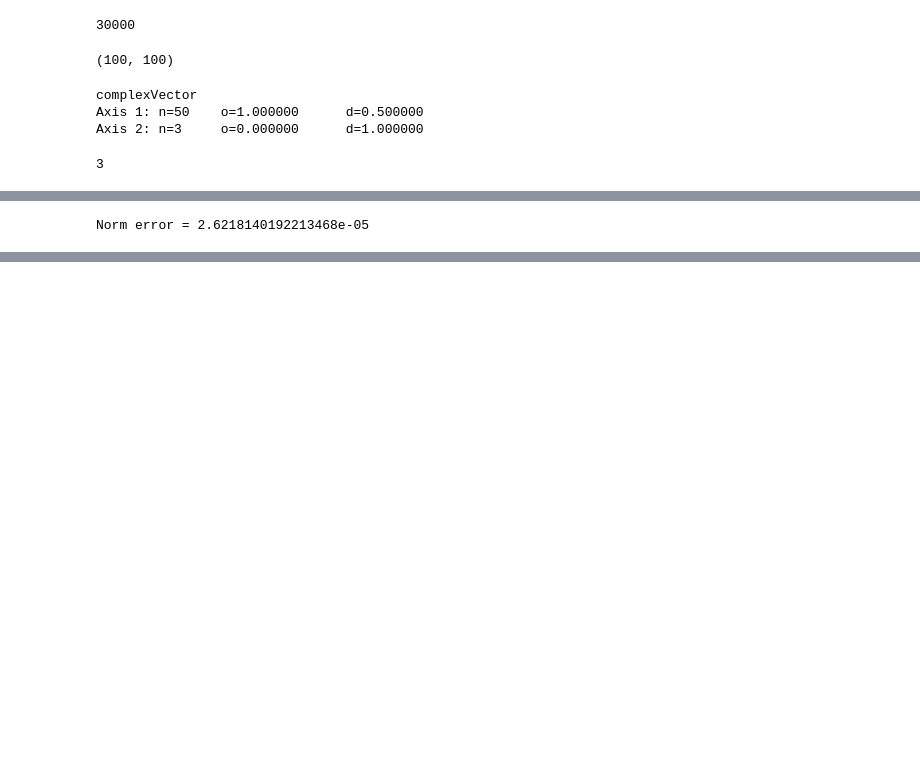
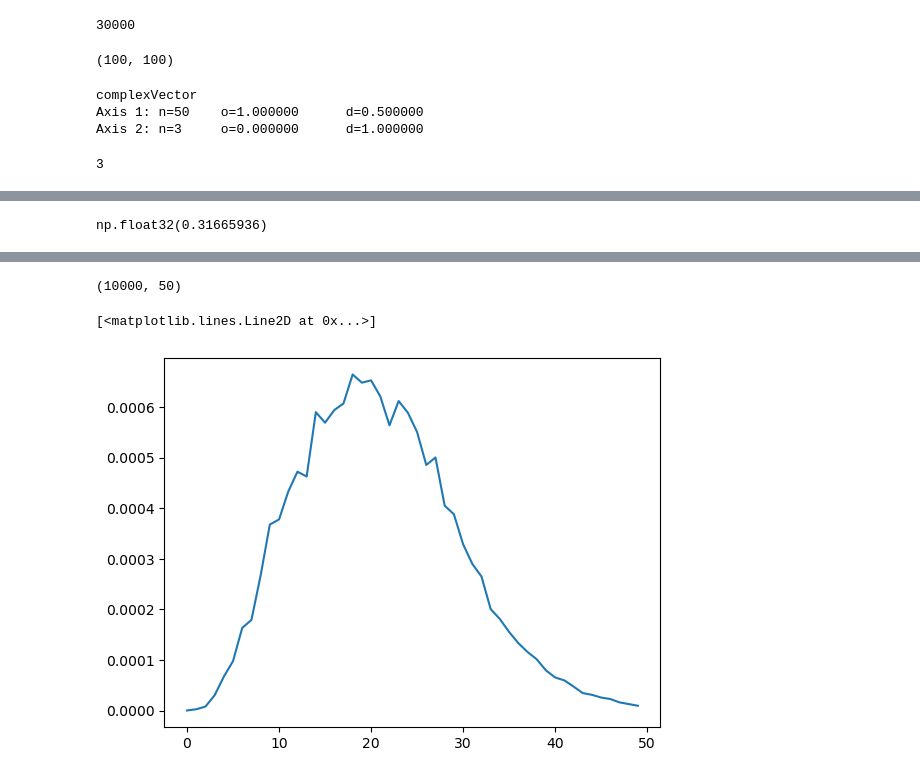
Before and after one commit to arustamm/pyfwix, a Jupyter notebook: propagator/jupyter/test_fwix_modeling.ipynb, the cells around one changed output, grey strips where cells are left out. Cells and saved outputs as stored; diff of their text form; code cells hidden in the pictures; blank space fills up the shorter version.

```diff
--- a/propagator/jupyter/test_fwix_modeling.ipynb
+++ b/propagator/jupyter/test_fwix_modeling.ipynb
@@ -193,14 +272,12 @@ wavelet_df = pd.DataFrame({
 from pysep3d import ComplexToFloat, PyArrowWriter, DaskPipeline
 from fwix import FWIXmodeling
 
-pipe = DaskPipeline()
-
-modeling = FWIXmodeling.FWIXmodeling(model, wavelet_df, par, geometry,
-                        partition_size=ns, shots_per_gpu=ns, gpu_stream_batches=nbatches)
-c2f = ComplexToFloat(col='data')
-writer = PyArrowWriter(os.environ["SCRATCH"] + '/test/tmp')
-
-pipe.add(modeling)
+pipe = DaskPipeline([
+    FWIXmodeling.FWIXmodeling(model, wavelet_df, par, geometry,
+                        partition_size=ns, shots_per_gpu=ns, gpu_stream_batches=nbatches),
+    # ComplexToFloat(),
+    # PyArrowWriter(os.environ["SCRATCH"] + '/test/tmp', overwrite=True)
+])
 # %%
 res = pipe.execute()
 # %% [output]
@@ -224,0 +286,11 @@ res
+# %%
+ishot = 1
+rec_traces = np.zeros((nx*ny, nf), dtype=np.complex64)
+res = res[res['uniqueshots'] == ishot]
+
+fstart = 0
+for fid in range(NUM_FREQ_SPLITS):
+    print(fid)
+    trace = np.stack(res[res['freq_band_id'] == fid]['data'].values)
+    rec_traces[:, fstart:trace.shape[1]+fstart] = trace[:]
+    fstart = trace.shape[1]
@@ -225,11 +304,11 @@ res
 # %%
-rec_traces = np.stack(np.asarray(res['data'].values))
+rec_traces = rec_traces.reshape((nx*ny, -1))
 # %%
 norm2 = np.linalg.norm(rec_traces)
 # %%
-print(f'Norm error = {abs(norm - norm2)/norm}')
+norm2
 # %% [output]
-Norm error = 2.6218140192213468e-05
+np.float32(0.31665936)
 # %%
 import holoviews as hv
 hv.extension('bokeh')
@@ -239,6 +318,15 @@ hv.output(widget_location='bottom')
 [interactive output not drawn]
 [interactive output not drawn]
 [interactive output not drawn]
+# %%
+rec_traces.shape
+# %% [output]
+(10000, 50)
+# %%
+plt.plot(np.abs(rec_traces[5000, :]))
+# %% [output]
+[<matplotlib.lines.Line2D at 0x...>]
+[figure, added]
 # %%
 snaps = {}
 every = 10
```
Also changed, not shown: parts of 38 cells of this notebook, 6 other files.
